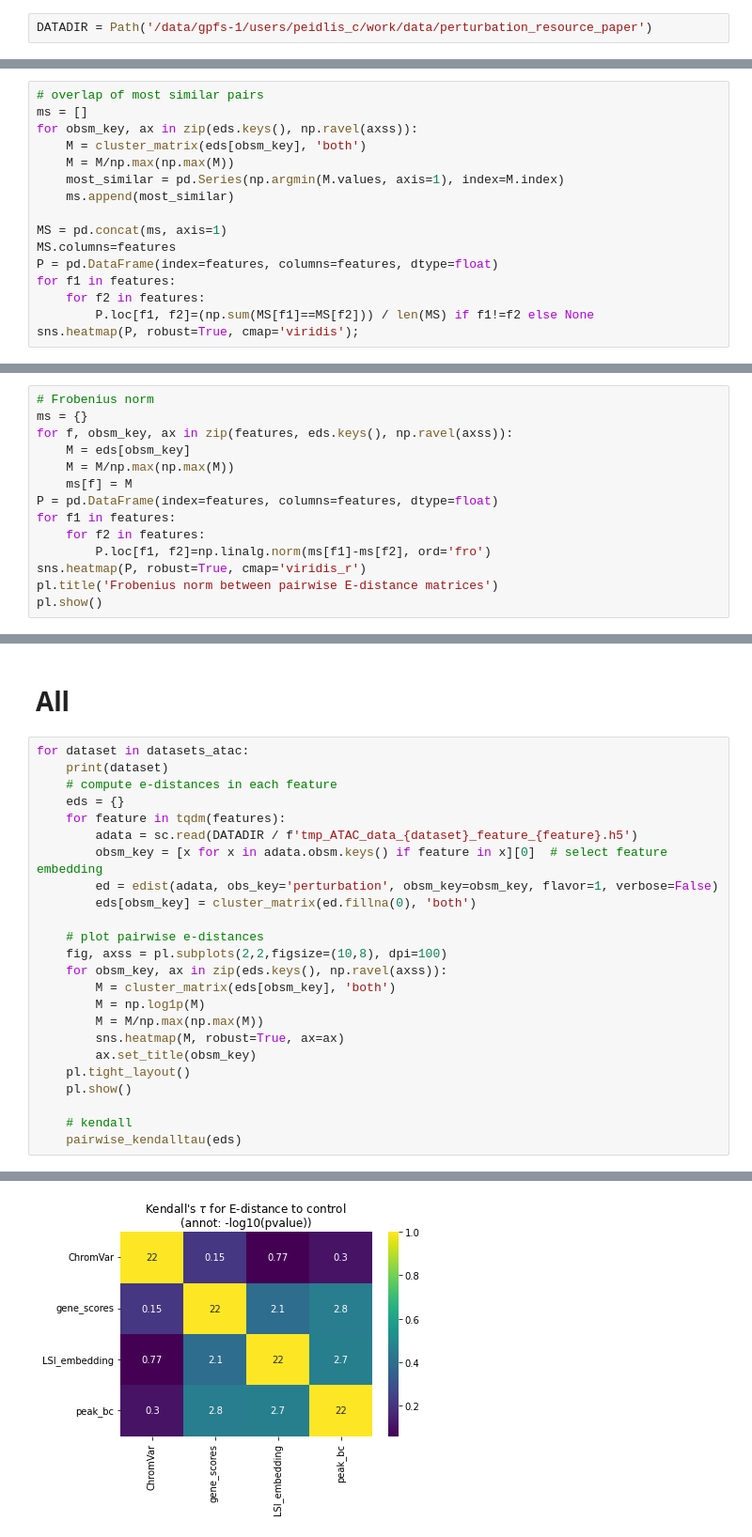
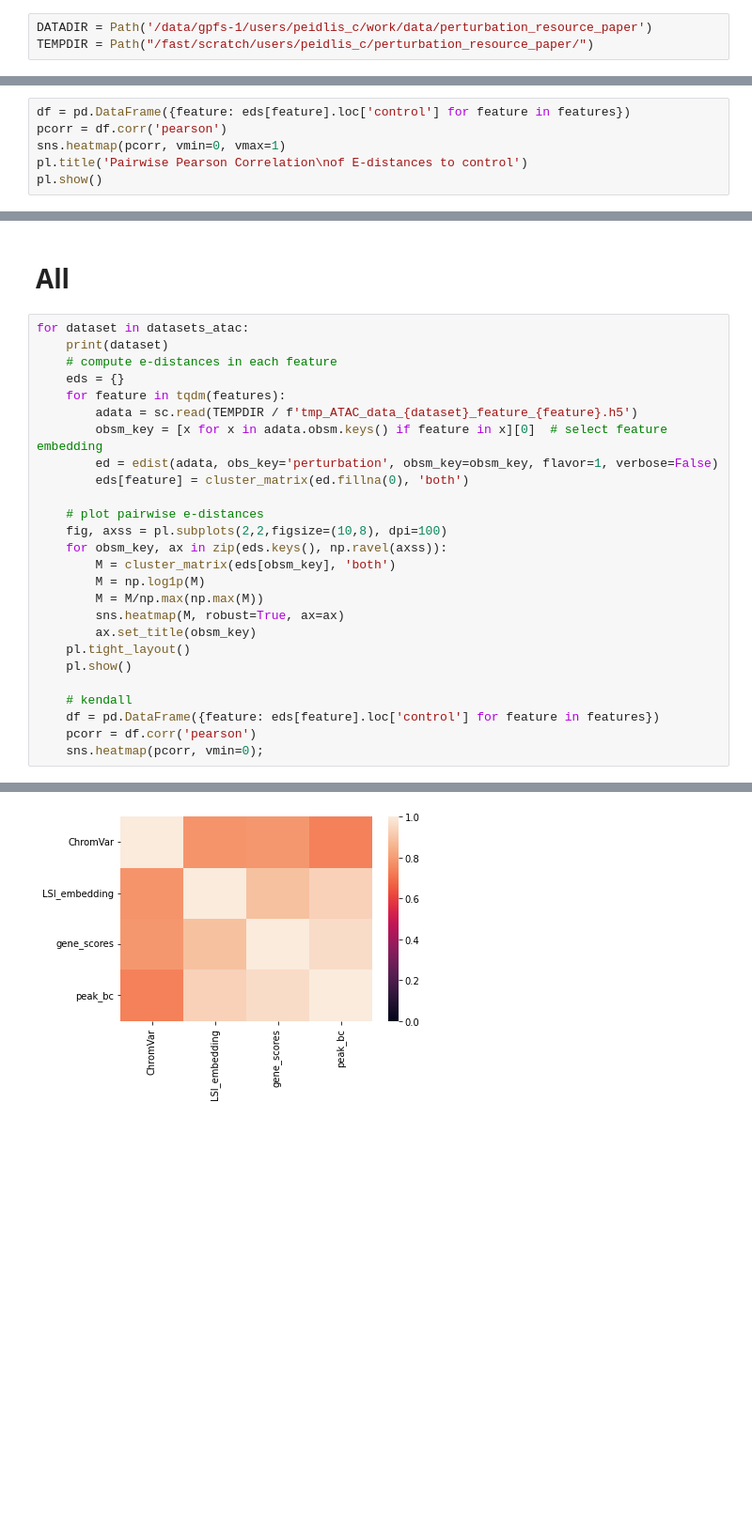
Before and after one commit to sanderlab/scPerturb, a Jupyter notebook: revision/notebooks/atac_analysis.ipynb, the cells around one changed output, grey strips where cells are left out. Shown at 94% size. Saved outputs shown, nothing was run; the diff lists cells and outputs as text; blank space fills up the shorter version.

```diff
--- a/revision/notebooks/atac_analysis.ipynb
+++ b/revision/notebooks/atac_analysis.ipynb
@@ -39,6 +39,7 @@ The autoreload extension is already loaded. To reload it, use:
   %reload_ext autoreload
 # %%
 DATADIR = Path('/data/gpfs-1/users/peidlis_c/work/data/perturbation_resource_paper')
+TEMPDIR = Path("/fast/scratch/users/peidlis_c/perturbation_resource_paper/")
 # %%
 # Load list of ATAC datasets available via scPerturb
 df = pd.read_excel('../../metadata/scperturb_dataset_info.xlsx')  # supplemental table
@@ -118,16 +116,0 @@ pl.show()
-# %%
-# overlap of most similar pairs
-ms = []
-for obsm_key, ax in zip(eds.keys(), np.ravel(axss)):
-    M = cluster_matrix(eds[obsm_key], 'both')
-    M = M/np.max(np.max(M))
-    most_similar = pd.Series(np.argmin(M.values, axis=1), index=M.index)
-    ms.append(most_similar)
-
-MS = pd.concat(ms, axis=1)
-MS.columns=features
-P = pd.DataFrame(index=features, columns=features, dtype=float)
-for f1 in features:
-    for f2 in features:
-        P.loc[f1, f2]=(np.sum(MS[f1]==MS[f2])) / len(MS) if f1!=f2 else None
-sns.heatmap(P, robust=True, cmap='viridis');
@@ -138,14 +116,0 @@ sns.heatmap(P, robust=True, cmap='viridis');
-# %%
-# Frobenius norm
-ms = {}
-for f, obsm_key, ax in zip(features, eds.keys(), np.ravel(axss)):
-    M = eds[obsm_key]
-    M = M/np.max(np.max(M))
-    ms[f] = M
-P = pd.DataFrame(index=features, columns=features, dtype=float)
-for f1 in features:
-    for f2 in features:
-        P.loc[f1, f2]=np.linalg.norm(ms[f1]-ms[f2], ord='fro')
-sns.heatmap(P, robust=True, cmap='viridis_r')
-pl.title('Frobenius norm between pairwise E-distance matrices')
-pl.show()
@@ -179,0 +117,6 @@ pairwise_kendalltau(eds)
+# %%
+df = pd.DataFrame({feature: eds[feature].loc['control'] for feature in features})
+pcorr = df.corr('pearson')
+sns.heatmap(pcorr, vmin=0, vmax=1)
+pl.title('Pairwise Pearson Correlation\nof E-distances to control')
+pl.show()
@@ -185,10 +134,10 @@ for dataset in datasets_atac:
     # compute e-distances in each feature
     eds = {}
     for feature in tqdm(features):
-        adata = sc.read(DATADIR / f'tmp_ATAC_data_{dataset}_feature_{feature}.h5')
+        adata = sc.read(TEMPDIR / f'tmp_ATAC_data_{dataset}_feature_{feature}.h5')
         obsm_key = [x for x in adata.obsm.keys() if feature in x][0]  # select feature embedding
         ed = edist(adata, obs_key='perturbation', obsm_key=obsm_key, flavor=1, verbose=False)
-        eds[obsm_key] = cluster_matrix(ed.fillna(0), 'both')
+        eds[feature] = cluster_matrix(ed.fillna(0), 'both')
 
     # plot pairwise e-distances
     fig, axss = pl.subplots(2,2,figsize=(10,8), dpi=100)
@@ -202,6 +151,8 @@ for dataset in datasets_atac:
     pl.show()
 
     # kendall
-    pairwise_kendalltau(eds)
+    df = pd.DataFrame({feature: eds[feature].loc['control'] for feature in features})
+    pcorr = df.corr('pearson')
+    sns.heatmap(pcorr, vmin=0);
 # %% [output]
 Liscovitch-BrauerSanjana2021_K562_1
@@ -209 +161 @@ Liscovitch-BrauerSanjana2021_K562_1
-[figure, old version]
+[figure, new version]
```
Also changed, not shown: parts of 17 cells of this notebook, 12 other files.
